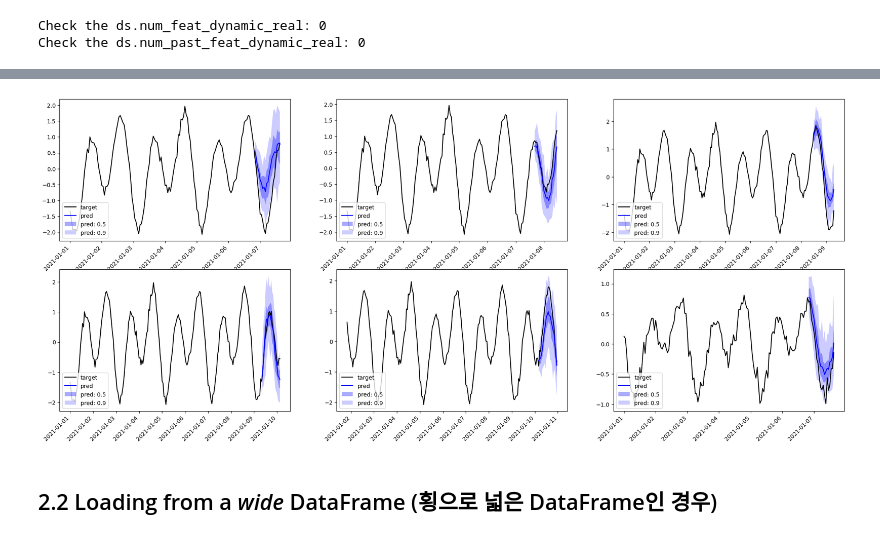
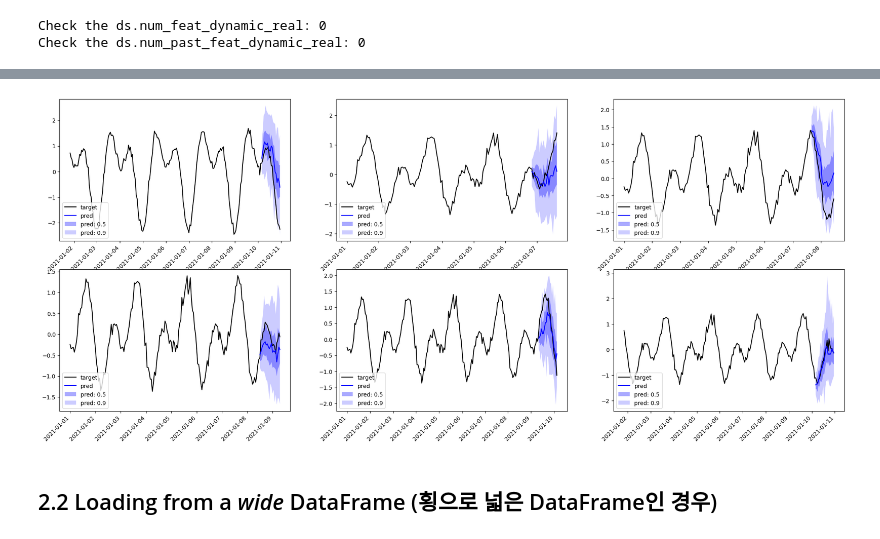
Before and after one commit to jkc4416/study_jkc, a Jupyter notebook: artificial_intelligence/application_field/time_series/github/moirai/uni2ts/example/moirai_forecast_pandas.ipynb, the cells around one changed output, grey strips where cells are left out. Cells and saved outputs as stored; diff of their text form; code cells hidden in the pictures.

```diff
--- a/artificial_intelligence/application_field/time_series/github/moirai/uni2ts/example/moirai_forecast_pandas.ipynb
+++ b/artificial_intelligence/application_field/time_series/github/moirai/uni2ts/example/moirai_forecast_pandas.ipynb
@@ -246,19 +316,19 @@ forecast_it = iter(forecasts)  # Create an iterator for the forecasted data (pre
 # %%
 # Make predictions
 fig, axes = plt.subplots(nrows=2, ncols=3, figsize=(25, 10))
 plot_next_multi(
     axes,
-    input_it,
-    label_it,
-    forecast_it,
+    input_it2,
+    label_it2,
+    forecast_it2,
     context_length=200,
     intervals=(0.5, 0.9),
     dim=None,
     name="pred",
     show_label=True,
 )
 # %% [output]
-[figure, old version]
+[figure, new version]
 # %% [markdown]
 ## 2.2 Loading from a _wide_ DataFrame (횡으로 넓은 DataFrame인 경우)
 # %%
```
Also changed, not shown: parts of 10 cells of this notebook, 10 other files.
